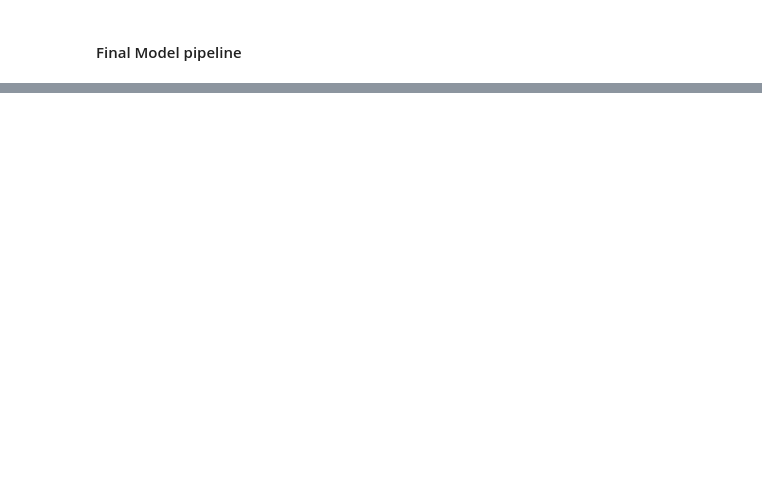
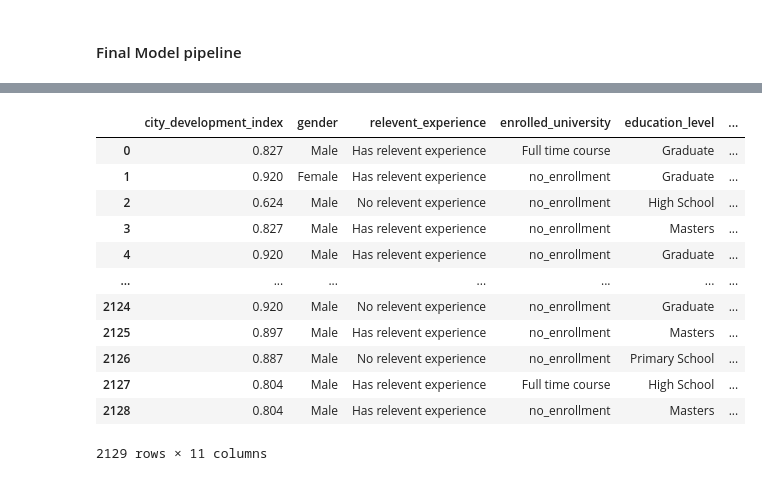
Before and after one commit to nl-0002/hr-machine-learning, a Jupyter notebook: experiments/demo_notebook.ipynb, the cells around one changed output, grey strips where cells are left out. Drawn from its saved outputs; the diff is of its cells as text; code cells hidden in the pictures; blank space fills up the shorter version.

```diff
--- a/experiments/demo_notebook.ipynb
+++ b/experiments/demo_notebook.ipynb
@@ -281,0 +302,16 @@ submission.head(10)
+# %%
+X_test
+# %% [output]
+|  | city_development_index | gender | relevent_experience | enrolled_university | education_level | ... |
+| 0 | 0.827 | Male | Has relevent experience | Full time course | Graduate | ... |
+| 1 | 0.920 | Female | Has relevent experience | no_enrollment | Graduate | ... |
+| 2 | 0.624 | Male | No relevent experience | no_enrollment | High School | ... |
+| 3 | 0.827 | Male | Has relevent experience | no_enrollment | Masters | ... |
+| 4 | 0.920 | Male | Has relevent experience | no_enrollment | Graduate | ... |
+| ... | ... | ... | ... | ... | ... | ... |
+| 2124 | 0.920 | Male | No relevent experience | no_enrollment | Graduate | ... |
+| 2125 | 0.897 | Male | Has relevent experience | no_enrollment | Masters | ... |
+| 2126 | 0.887 | Male | No relevent experience | no_enrollment | Primary School | ... |
+| 2127 | 0.804 | Male | Has relevent experience | Full time course | High School | ... |
+| 2128 | 0.804 | Male | Has relevent experience | no_enrollment | Masters | ... |
+2129 rows × 11 columns
```
Also changed, not shown: parts of 5 cells of this notebook, 4 other files.
